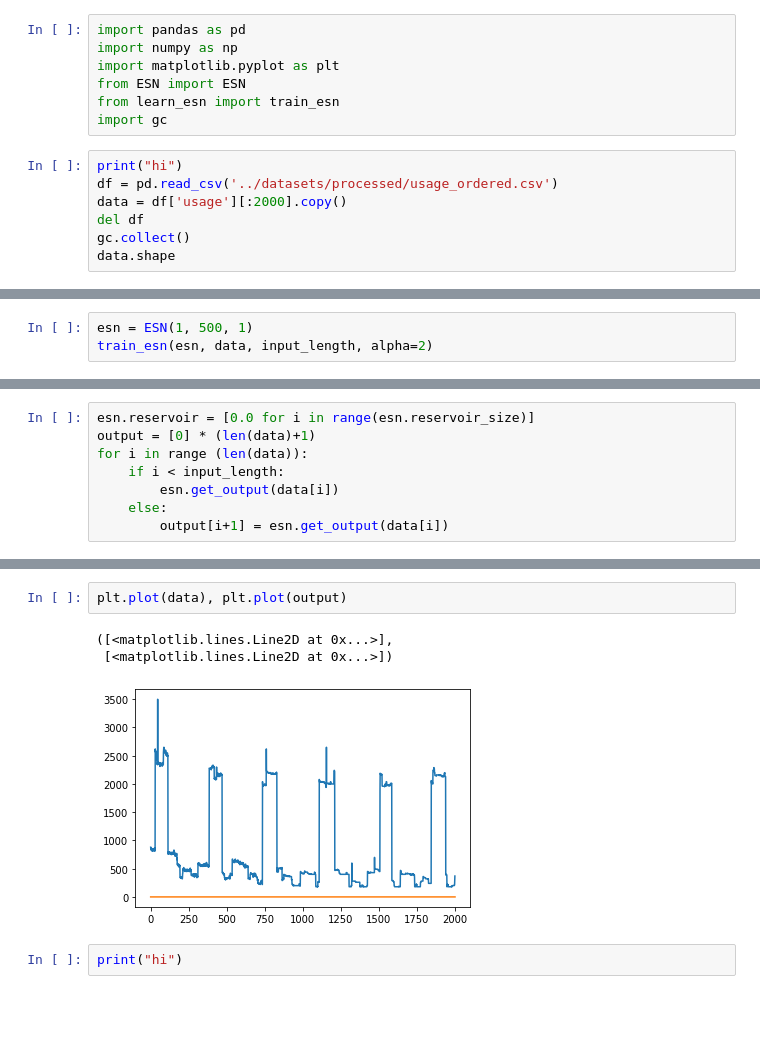
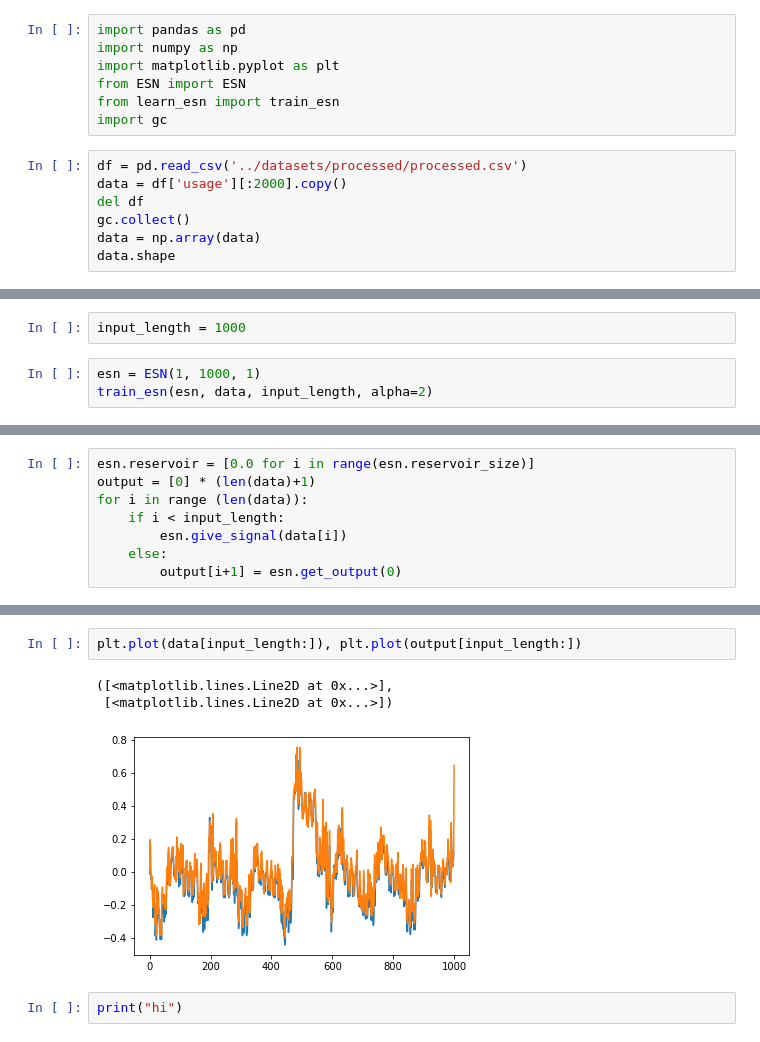
Before and after one commit to rutgerluinge/NeuralNetworksProject, a Jupyter notebook: ESN/plot_esn.ipynb, the cells around one changed output, grey strips where cells are left out. Drawn from its saved outputs; the diff is of its cells as text; blank space fills up the shorter version.

Commit message:
Removed redundant bias, changed input vs prediction, changed learning to support predicting

```diff
--- a/ESN/plot_esn.ipynb
+++ b/ESN/plot_esn.ipynb
@@ -6,10 +6,10 @@ from ESN import ESN
 from learn_esn import train_esn
 import gc
 # %%
-print("hi")
-df = pd.read_csv('../datasets/processed/usage_ordered.csv')
+df = pd.read_csv('../datasets/processed/processed.csv')
 data = df['usage'][:2000].copy()
 del df
 gc.collect()
+data = np.array(data)
 data.shape
 # %% [output]
@@ -23,4 +17,6 @@ hi
+# %%
+input_length = 1000
 # %%
-esn = ESN(1, 500, 1)
+esn = ESN(1, 1000, 1)
 train_esn(esn, data, input_length, alpha=2)
 # %% [output]
@@ -46,6 +26,6 @@ esn.reservoir = [0.0 for i in range(esn.reservoir_size)]
 output = [0] * (len(data)+1)
 for i in range (len(data)):
     if i < input_length:
-        esn.get_output(data[i])
+        esn.give_signal(data[i])
     else:
-        output[i+1] = esn.get_output(data[i])
+        output[i+1] = esn.get_output(0)
@@ -70,9 +32,9 @@ for i in range (len(data)):
 # %%
-plt.plot(data), plt.plot(output)
+plt.plot(data[input_length:]), plt.plot(output[input_length:])
 # %% [output]
 ([<matplotlib.lines.Line2D at 0x...>],
  [<matplotlib.lines.Line2D at 0x...>])
-[figure, old version]
+[figure, new version]
 # %%
 print("hi")
 # %% [output]
```
Also changed, not shown: parts of 7 cells of this notebook, 4 other files.
